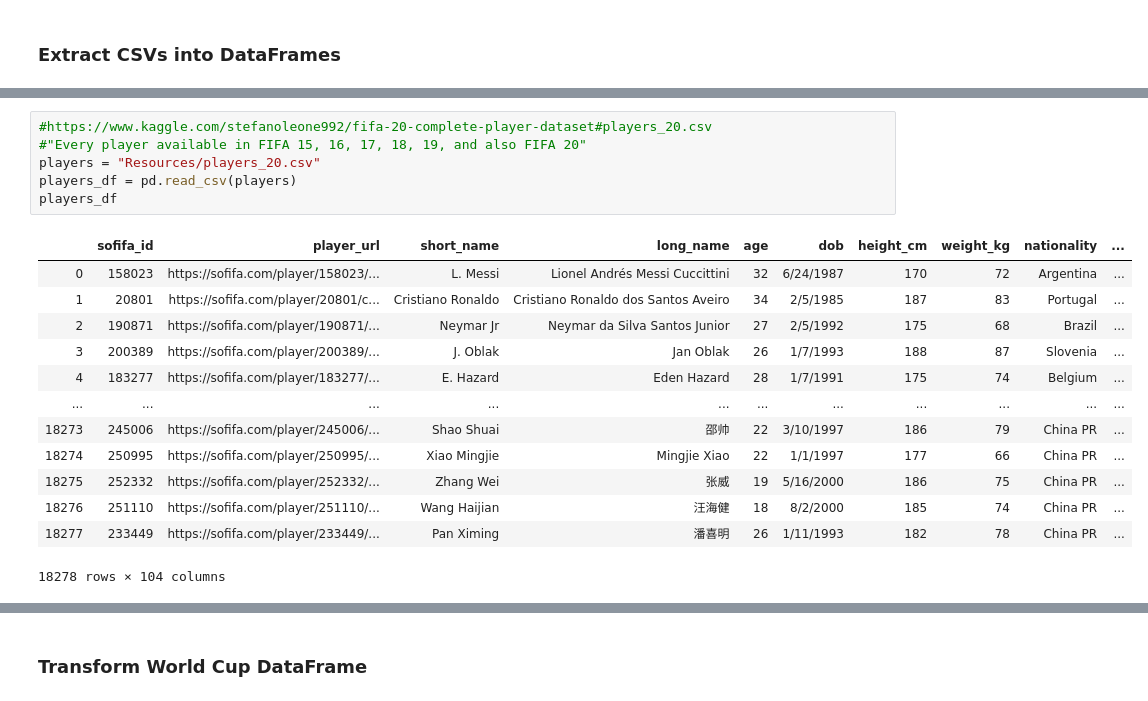
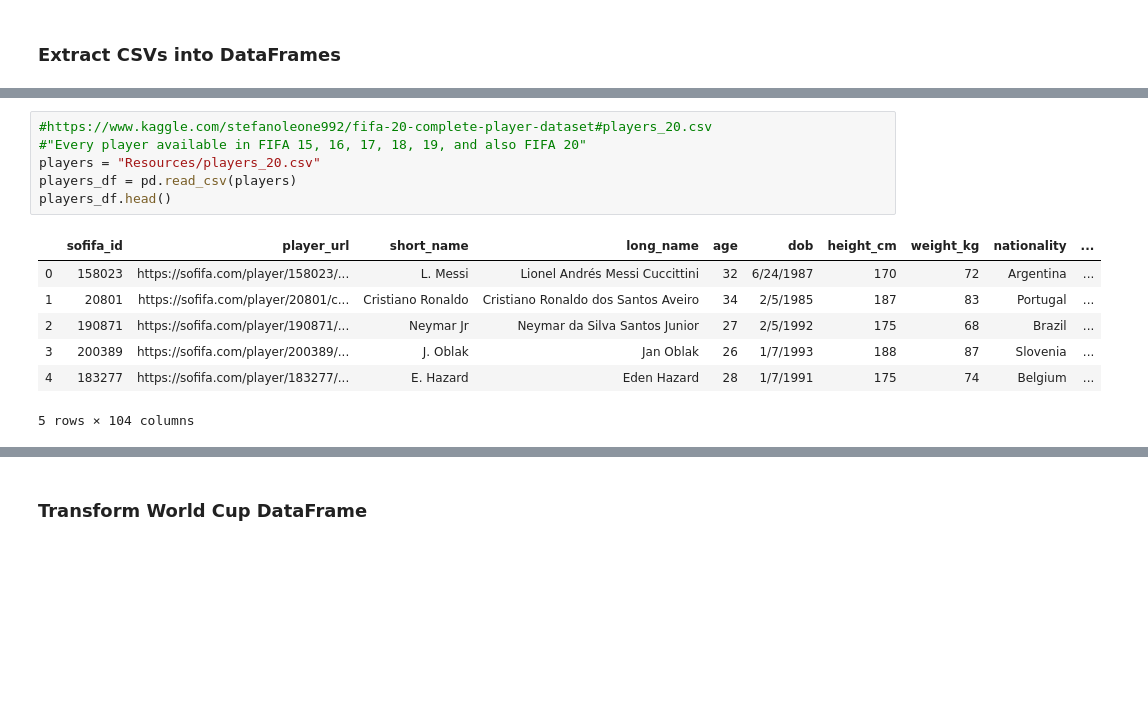
Before and after one commit to dpatel77/FIFA-ETL, a Jupyter notebook: FIFA.ipynb, the cells around one changed output, grey strips where cells are left out. Saved outputs shown, nothing was run; the diff lists cells and outputs as text; blank space fills up the shorter version.

```diff
--- a/FIFA.ipynb
+++ b/FIFA.ipynb
@@ -38,21 +25,15 @@ world_df
 # %%
 #https://www.kaggle.com/stefanoleone992/fifa-20-complete-player-dataset#players_20.csv
 #"Every player available in FIFA 15, 16, 17, 18, 19, and also FIFA 20"
 players = "Resources/players_20.csv"
 players_df = pd.read_csv(players)
-players_df
+players_df.head()
 # %% [output]
 |  | sofifa_id | player_url | short_name | long_name | age | dob | height_cm | weight_kg | nationality | ... |
 | 0 | 158023 | https://sofifa.com/player/158023/... | L. Messi | Lionel Andrés Messi Cuccittini | 32 | 6/24/1987 | 170 | 72 | Argentina | ... |
 | 1 | 20801 | https://sofifa.com/player/20801/c... | Cristiano Ronaldo | Cristiano Ronaldo dos Santos Aveiro | 34 | 2/5/1985 | 187 | 83 | Portugal | ... |
 | 2 | 190871 | https://sofifa.com/player/190871/... | Neymar Jr | Neymar da Silva Santos Junior | 27 | 2/5/1992 | 175 | 68 | Brazil | ... |
 | 3 | 200389 | https://sofifa.com/player/200389/... | J. Oblak | Jan Oblak | 26 | 1/7/1993 | 188 | 87 | Slovenia | ... |
 | 4 | 183277 | https://sofifa.com/player/183277/... | E. Hazard | Eden Hazard | 28 | 1/7/1991 | 175 | 74 | Belgium | ... |
-| ... | ... | ... | ... | ... | ... | ... | ... | ... | ... | ... |
-| 18273 | 245006 | https://sofifa.com/player/245006/... | Shao Shuai | 邵帅 | 22 | 3/10/1997 | 186 | 79 | China PR | ... |
-| 18274 | 250995 | https://sofifa.com/player/250995/... | Xiao Mingjie | Mingjie Xiao | 22 | 1/1/1997 | 177 | 66 | China PR | ... |
-| 18275 | 252332 | https://sofifa.com/player/252332/... | Zhang Wei | 张威 | 19 | 5/16/2000 | 186 | 75 | China PR | ... |
-| 18276 | 251110 | https://sofifa.com/player/251110/... | Wang Haijian | 汪海健 | 18 | 8/2/2000 | 185 | 74 | China PR | ... |
-| 18277 | 233449 | https://sofifa.com/player/233449/... | Pan Ximing | 潘喜明 | 26 | 1/11/1993 | 182 | 78 | China PR | ... |
-18278 rows × 104 columns
+5 rows × 104 columns
 # %%
```
Also changed, not shown: parts of 17 cells of this notebook, 4 other files.
